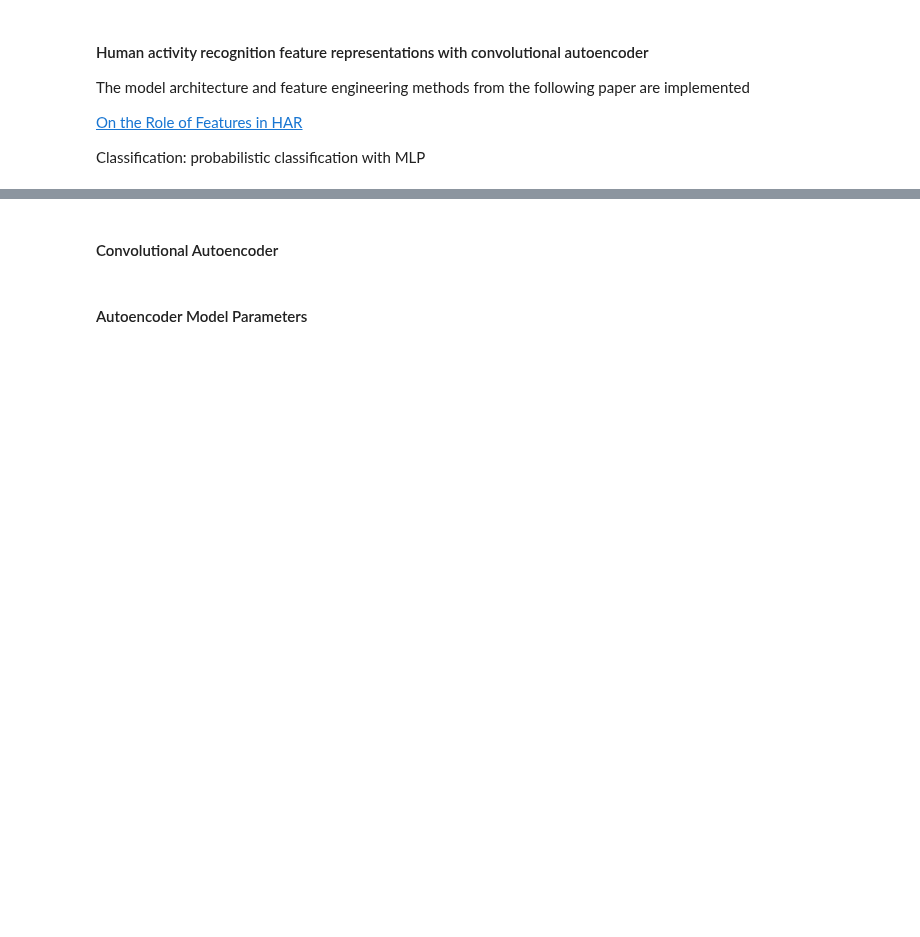
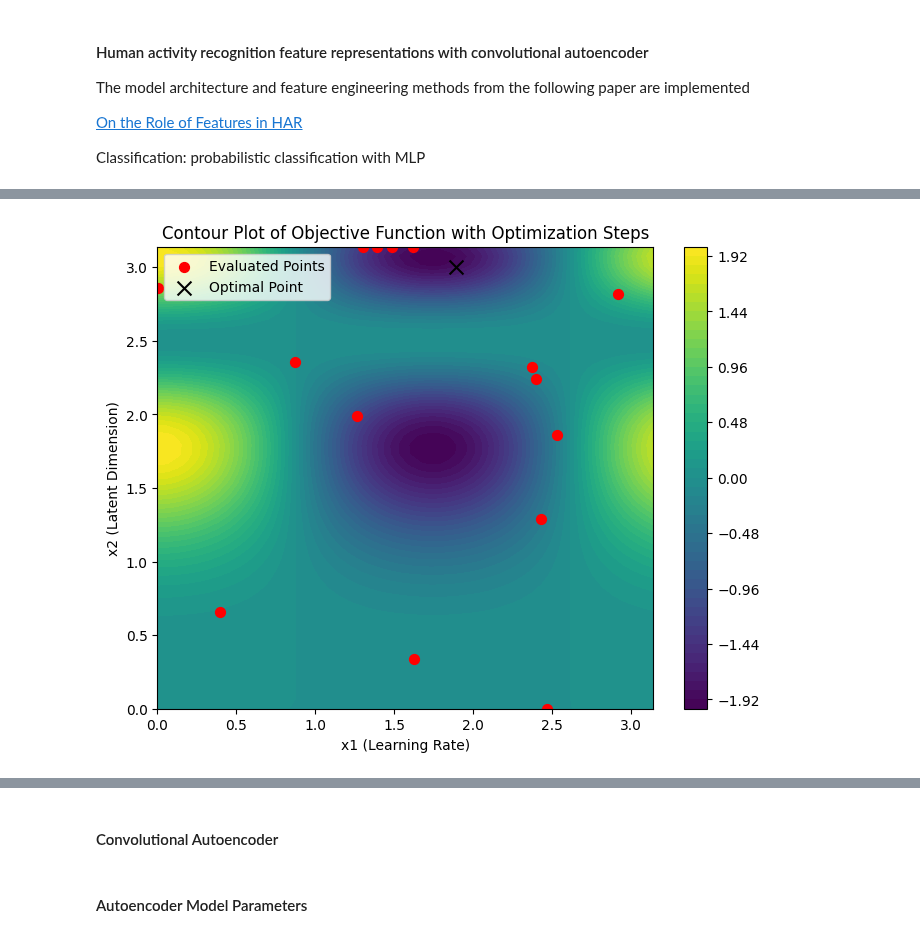
Before and after one commit to ericsallinger/msthesis, a Jupyter notebook: model_training/conv_autoencoder.ipynb, the cells around one changed output, grey strips where cells are left out. Saved outputs shown, nothing was run; the diff lists cells and outputs as text; code cells hidden in the pictures; blank space fills up the shorter version.

```diff
--- a/model_training/conv_autoencoder.ipynb
+++ b/model_training/conv_autoencoder.ipynb
@@ -153,0 +136,18 @@ Input: consists of individual frames of length context_length * signal_length
+# %%
+plt.figure(figsize=(8,6))
+contour = plt.contourf(X1, X2, Z, levels=50, cmap="viridis")
+plt.colorbar(contour)
+
+plt.scatter(x_iters[:, 0], x_iters[:, 1], color="red", marker="o", s=50, label="Evaluated Points")
+
+plt.scatter(res.x[0], res.x[1], color="black", marker="x", s=100, label="Optimal Point")
+
+# Labels and title
+plt.xlabel("x1 (Learning Rate)")
+plt.ylabel("x2 (Latent Dimension)")
+plt.title("Contour Plot of Objective Function with Optimization Steps")
+plt.legend()
+
+plt.show()
+# %% [output]
+[figure, added]
```
Also changed, not shown: parts of 17 cells of this notebook, 10 other files.
